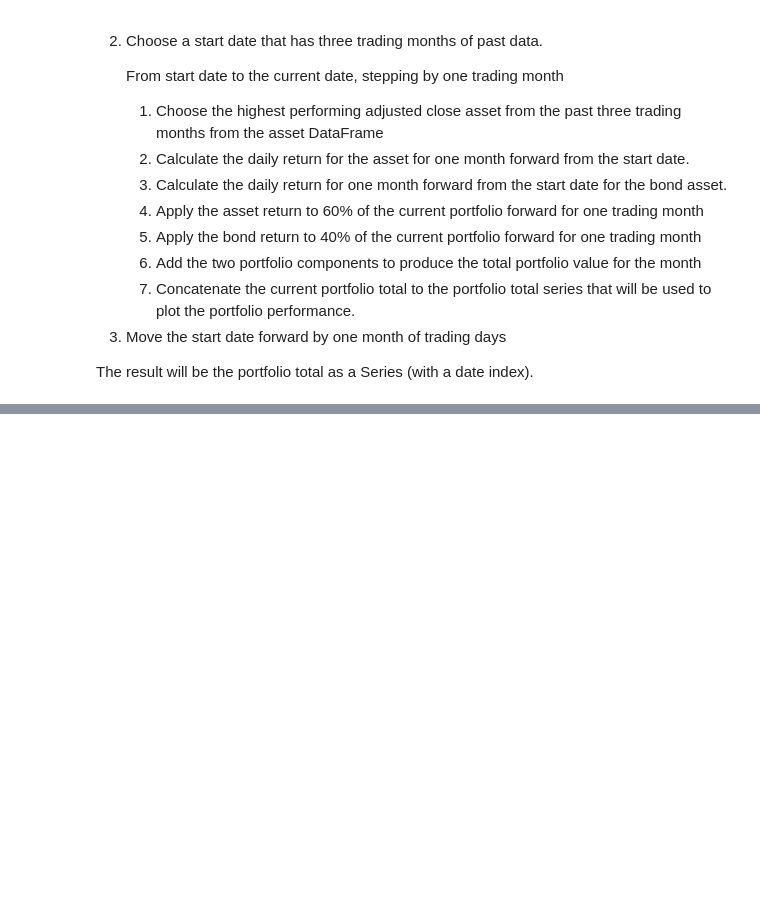
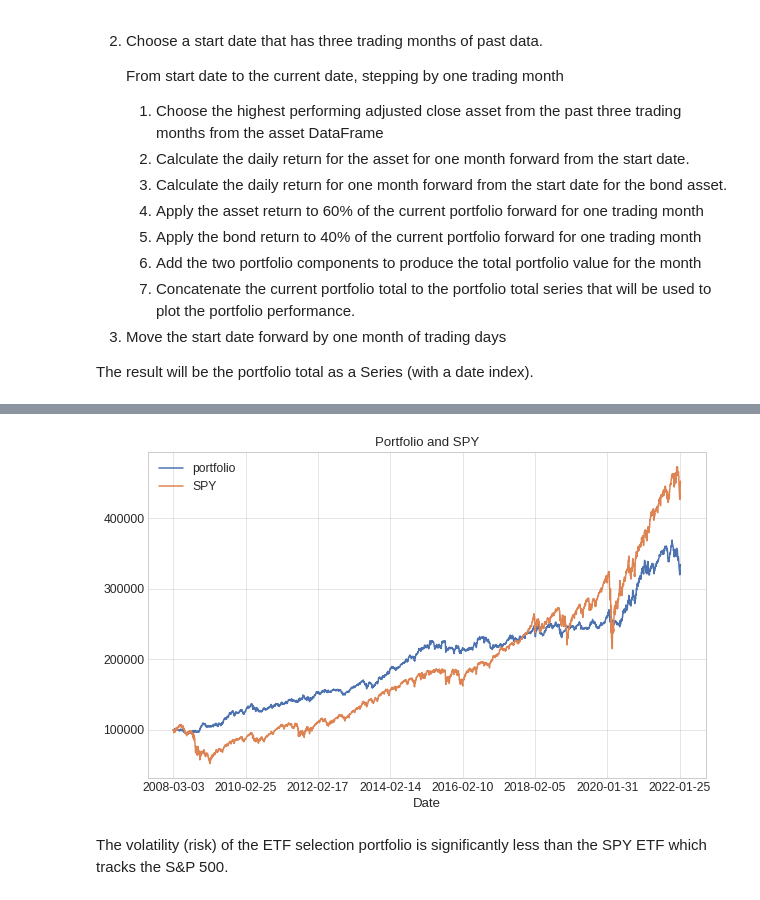
Before and after one commit to IanLKaplan/twelve_percent, a Jupyter notebook: twelve_percent.ipynb, the cells around one changed output, grey strips where cells are left out. Cells and saved outputs as stored; diff of their text form; code cells hidden in the pictures; blank space fills up the shorter version.

Commit message:
Apparently working portfolio calculation code.

```diff
--- a/twelve_percent.ipynb
+++ b/twelve_percent.ipynb
@@ -557,7 +558,26 @@ portfolio_df: pd.DataFrame = portfolio_return(holdings=holdings,
                                               end_date=end_date)
 
 date_index = equity_adj_close.index
-spy_df = equity_adj_close['SPY']
 index_start = findDateIndex(date_index, start_date)
+end_date = date_index[-1]
+if type(end_date) == str:
+    end_date = datetime.fromisoformat(end_date)
+index_end = findDateIndex(date_index, end_date)
+spy_df = equity_adj_close['SPY'][index_start:index_end]
 plot_df = portfolio_df.copy()
-portfolio_df.plot(grid=True, title='Portfolio Performance', figsize=(10,6))
+date_index = equity_adj_close.index
+index_start = findDateIndex(date_index, start_date)
+end_date = portfolio_df.index[-1]
+if type(end_date) == str:
+    end_date = datetime.fromisoformat(end_date)
+index_end = findDateIndex(date_index, end_date)
+spy_df = equity_adj_close['SPY'][index_start:index_end+1]
+spy_df.columns = ['SPY']
+spy_return = return_df(spy_df)
+portfolio_return = return_df(portfolio_df)
+spy_return_a = apply_return(start_val=holdings, return_df=spy_return)
+spy_port = pd.DataFrame(spy_return_a)
+spy_port.columns = ['SPY']
+spy_port.index = spy_df.index
+plot_df = portfolio_df.copy()
+plot_df['SPY'] = spy_port
@@ -566,0 +594,16 @@ portfolio_df.plot(grid=True, title='Portfolio Performance', figsize=(10,6))
+# %%
+plot_df.plot(grid=True, title='Portfolio and SPY', figsize=(10,6))
+
+trading_days = 253
+
+spy_volatility = round(spy_return.values.std() * sqrt(trading_days) * 100, 2)
+port_volatility = round(portfolio_return.values.std() * sqrt(trading_days) * 100, 2)
+
+vol_df = pd.DataFrame([port_volatility, spy_volatility])
+vol_df.columns = ['Volatility Percent']
+vol_df.index = ['Portfolio', 'SPY']
+# %% [output]
+[figure, added]
+# %% [markdown]
+The volatility (risk) of the ETF selection portfolio is significantly less than the
+SPY ETF which tracks the S&P 500.
```
Also changed, not shown: parts of 4 cells of this notebook, 1 other file.
